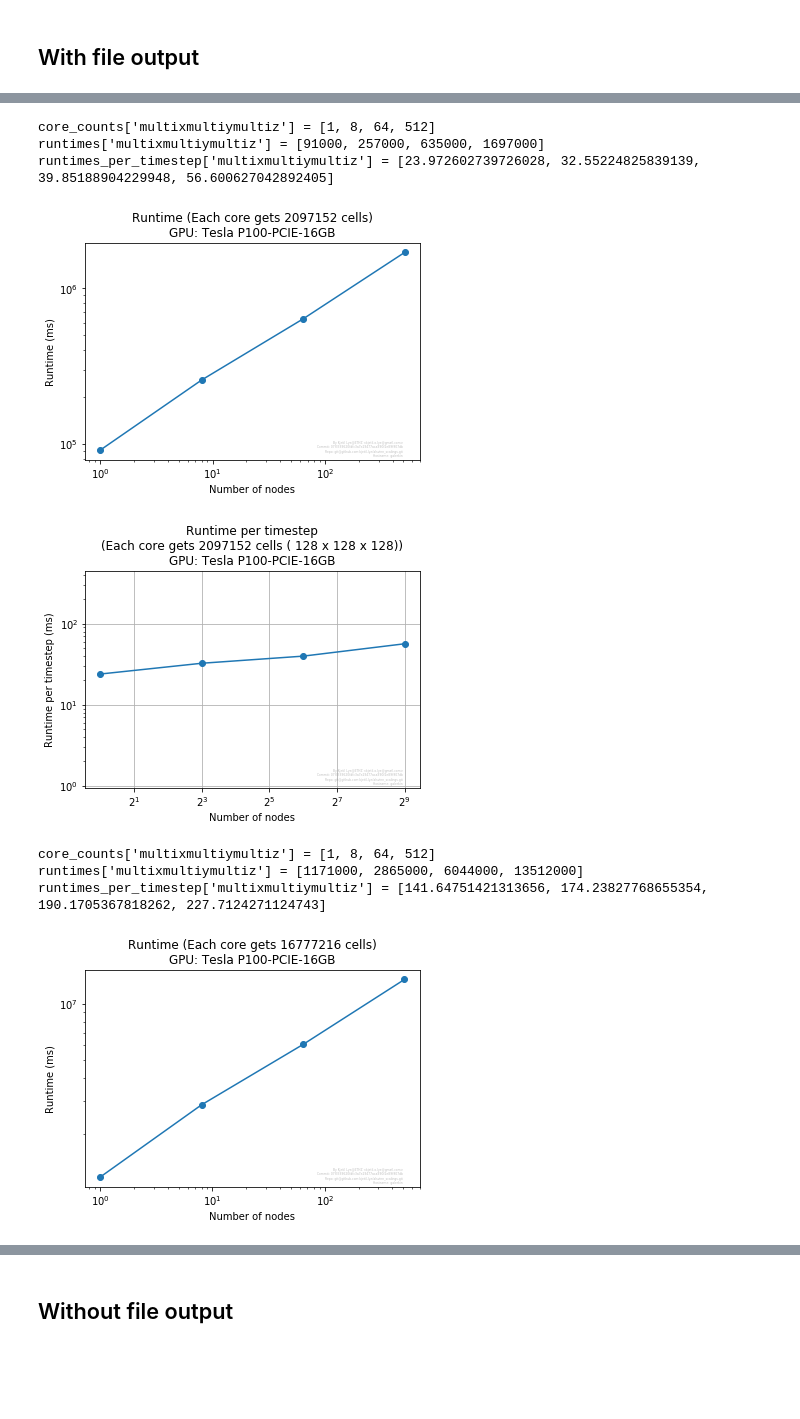
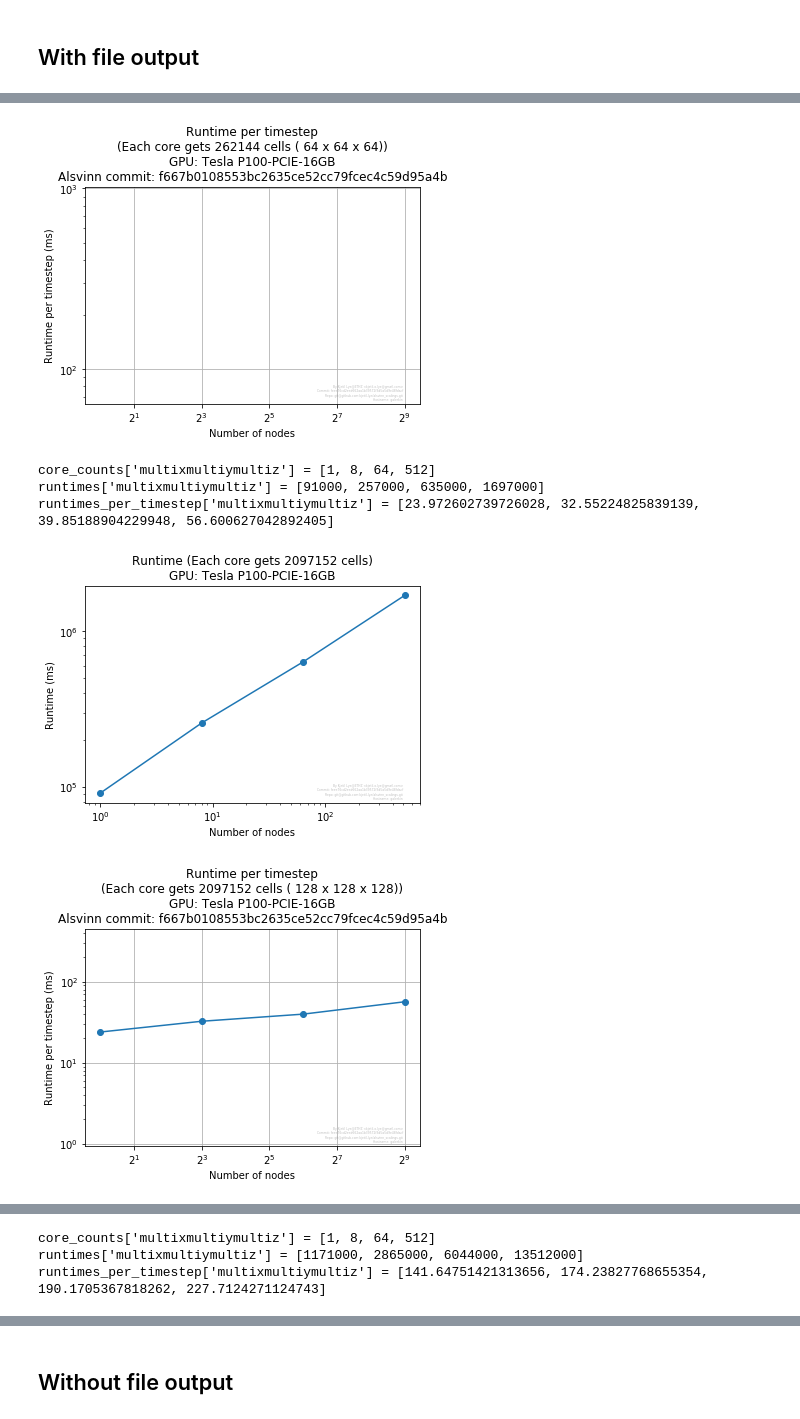
Before and after one commit to kjetil-lye/alsvinn_scalings, a Jupyter notebook: notebooks/WeakScalingReport3DCUDA.ipynb, the cells around one changed output, grey strips where cells are left out. Cells and saved outputs as stored; diff of their text form; code cells hidden in the pictures; blank space fills up the shorter version.

Commit message:
added overhead plot

```diff
--- a/notebooks/WeakScalingReport3DCUDA.ipynb
+++ b/notebooks/WeakScalingReport3DCUDA.ipynb
@@ -70,8 +70,8 @@ for base_N in base_Ns:
 
 
             plt.figure(1)
-            plt.title("Runtime per timestep\n(Each core gets %d cells ( %d x %d x %d))\nGPU: %s" % \
-                      (resolutions[0]**3, resolutions[0], resolutions[0], resolutions[0], gpu))
+            plt.title("Runtime per timestep\n(Each core gets %d cells ( %d x %d x %d))\nGPU: %s\nAlsvinn commit: %s" % \
+                      (resolutions[0]**3, resolutions[0], resolutions[0], resolutions[0], gpu, git_revision))
             plt.loglog(core_counts, runtimes_per_timestep, '-o',label=setup, basex=2)
             if min_runtime_timestep is None:
                 min_runtime_timestep = min(runtimes_per_timestep)
@@ -80,6 +80,23 @@ for base_N in base_Ns:
                 min_runtime_timestep = min(min_runtime_timestep, min(runtimes_per_timestep))
                 max_runtime_timestep = max(max_runtime_timestep, max(runtimes_per_timestep))
             plt.ylim([min_runtime_timestep/8, max_runtime_timestep*8])
+            plt.xlabel('Number of nodes')
+            plt.ylabel('Runtime per timestep (ms)')
+            plt.grid(True)
+            ax = plt.gca()
+
+
+            plt.figure(2)
+            plt.title("Runtime per timestep\n(Each core gets %d cells ( %d x %d x %d))\nGPU: %s\nAlsvinn commit: %s" % \
+                      (resolutions[0]**3, resolutions[0], resolutions[0], resolutions[0], gpu, git_revision))
+            plt.loglog(core_counts, runtimes_per_timestep, '-o',label=setup, basex=2)
+            if min_runtime_timestep is None:
+                min_runtime_timestep = min(runtimes_per_timestep)
+                max_runtime_timestep = max(runtimes_per_timestep)
+            else:
+                min_runtime_timestep = min(min_runtime_timestep, min(runtimes_per_timestep))
+                max_runtime_timestep = max(max_runtime_timestep, max(runtimes_per_timestep))
+            plt.ylim([64, 1024])
             plt.xlabel('Number of nodes')
             plt.ylabel('Runtime per timestep (ms)')
             plt.grid(True)
@@ -99,6 +116,8 @@ for base_N in base_Ns:
         savePlot("weak_scaling_cuda_3d_runtime")
         plt.figure(1)
         savePlot("weak_scaling_cuda_3d_runtime_per_timestep")
+        plt.figure(2)
+        savePlot("weak_scaling_cuda_3d_runtime_per_timestep_zoomed")
         plt.show()
     except Exception as e:
         errors+= str(e)+'\n'
@@ -123,9 +142,6 @@ runtimes_per_timestep['multixmultiymultiz'] = [7.536231884057971, 9.985734664764
+[figure, new version]
 core_counts['multixmultiymultiz'] = [1, 8, 64, 512]
 runtimes['multixmultiymultiz'] = [91000, 257000, 635000, 1697000]
 runtimes_per_timestep['multixmultiymultiz'] = [23.972602739726028, 32.55224825839139, 39.85188904229948, 56.600627042892405]
-[figure, old version]
-[figure, old version]
+[figure, new version]
-core_counts['multixmultiymultiz'] = [1, 8, 64, 512]
-runtimes['multixmultiymultiz'] = [1171000, 2865000, 6044000, 13512000]
-runtimes_per_timestep['multixmultiymultiz'] = [141.64751421313656, 174.23827768655354, 190.1705367818262, 227.7124271124743]
-[figure, old version]
+[figure, new version]
@@ -132,0 +149,3 @@ runtimes_per_timestep['multixmultiymultiz'] = [141.64751421313656, 174.238277686
+core_counts['multixmultiymultiz'] = [1, 8, 64, 512]
+runtimes['multixmultiymultiz'] = [1171000, 2865000, 6044000, 13512000]
+runtimes_per_timestep['multixmultiymultiz'] = [141.64751421313656, 174.23827768655354, 190.1705367818262, 227.7124271124743]
```
Also changed, not shown: parts of 3 cells of this notebook, 13 other files.
